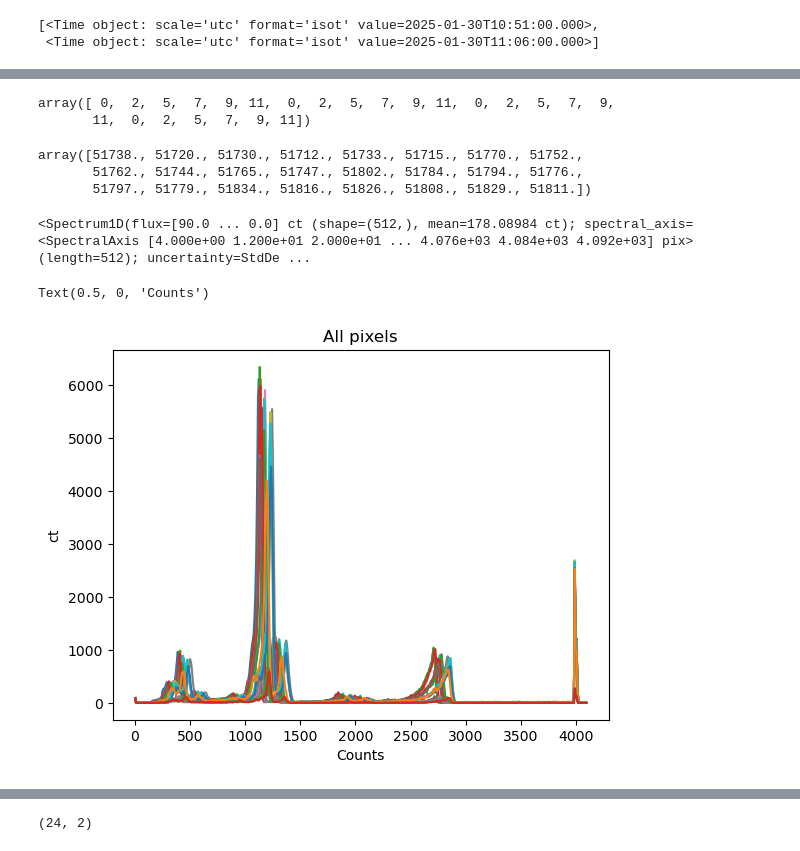
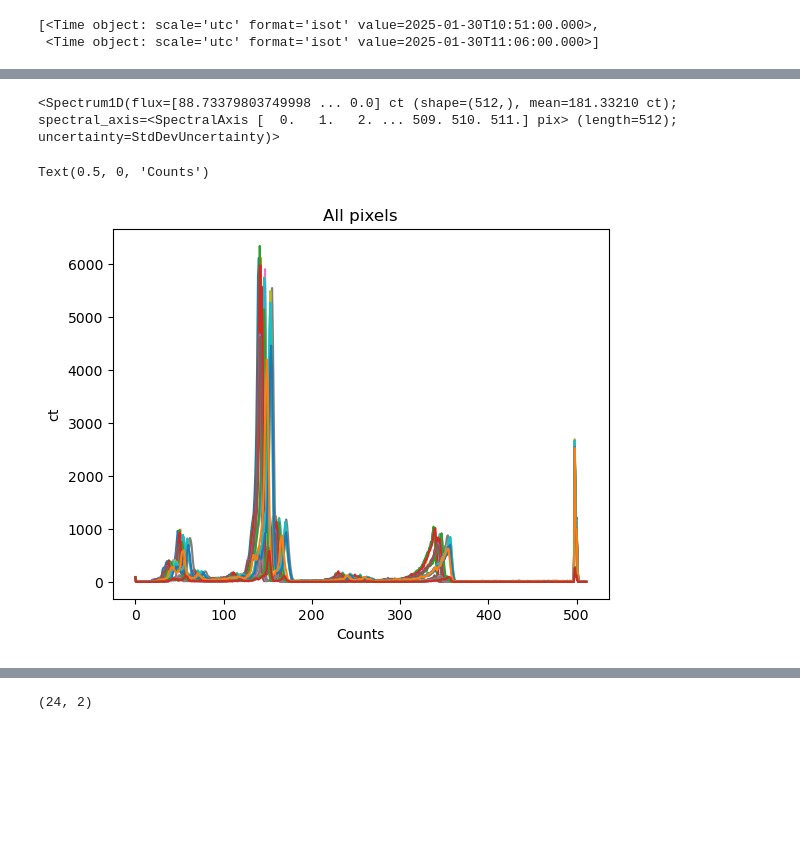
Before and after one commit to PADRESat/meddea_notebooks, a Jupyter notebook: calibration/20250706_energy_calibration_speclist.ipynb, the cells around one changed output, grey strips where cells are left out. Cells and saved outputs as stored; diff of their text form; code cells hidden in the pictures; blank space fills up the shorter version.

```diff
--- a/calibration/20250706_energy_calibration_speclist.ipynb
+++ b/calibration/20250706_energy_calibration_speclist.ipynb
@@ -127,25 +159,14 @@ array([0, 0, 0, 0, 0, 0, 1, 1, 1, 1, 1, 1, 2, 2, 2, 2, 2, 2, 3, 3, 3, 3,
-# %%
-spec_list.pixel_nums
-# %% [output]
-array([ 0,  2,  5,  7,  9, 11,  0,  2,  5,  7,  9, 11,  0,  2,  5,  7,  9,
-       11,  0,  2,  5,  7,  9, 11])
-# %%
-spec_list.pixel_ids
-# %% [output]
-array([51738., 51720., 51730., 51712., 51733., 51715., 51770., 51752.,
-       51762., 51744., 51765., 51747., 51802., 51784., 51794., 51776.,
-       51797., 51779., 51834., 51816., 51826., 51808., 51829., 51811.])
 # %%
-spec_list.spectrum(spec_index=1)
+spec_list.spectrum(pixel_index=0)
 # %% [output]
-<Spectrum1D(flux=[90.0 ... 0.0] ct (shape=(512,), mean=178.08984 ct); spectral_axis=<SpectralAxis [4.000e+00 1.200e+01 2.000e+01 ... 4.076e+03 4.084e+03 4.092e+03] pix> (length=512); uncertainty=StdDe ...
+<Spectrum1D(flux=[88.73379803749998 ... 0.0] ct (shape=(512,), mean=181.33210 ct); spectral_axis=<SpectralAxis [  0.   1.   2. ... 509. 510. 511.] pix> (length=512); uncertainty=StdDevUncertainty)>
 # %%
 fig, ax = plt.subplots()
 for this_index in range(24):
-    this_spec = spec_list.spectrum(spec_index=this_index)
+    this_spec = spec_list.spectrum(pixel_index=this_index)
     ax.plot(this_spec.spectral_axis, this_spec.flux)
 plt.title("All pixels")
 plt.xlabel("Counts")
 # %% [output]
 Text(0.5, 0, 'Counts')
-[figure, old version]
+[figure, new version]
```
Also changed, not shown: parts of 30 cells of this notebook.
